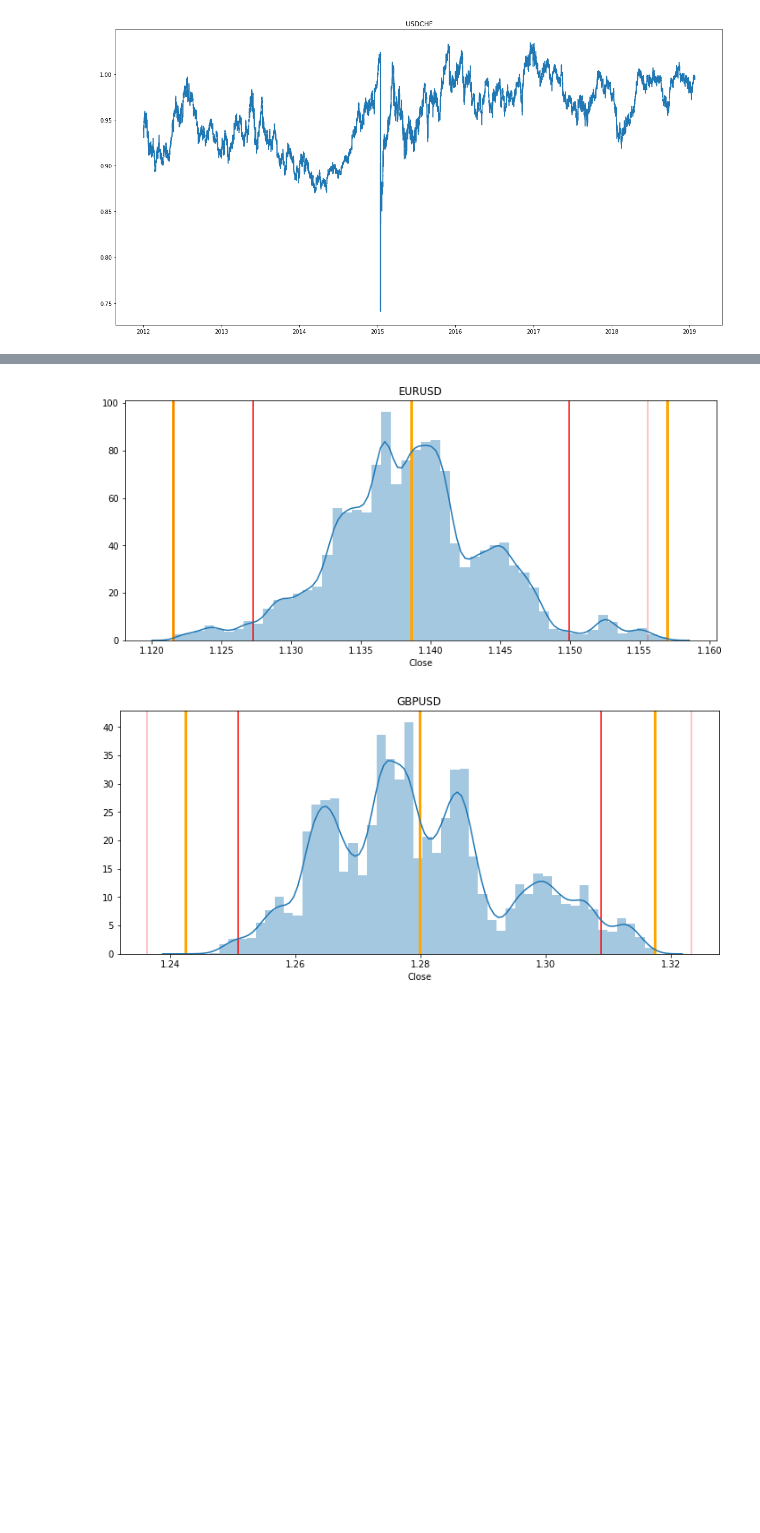
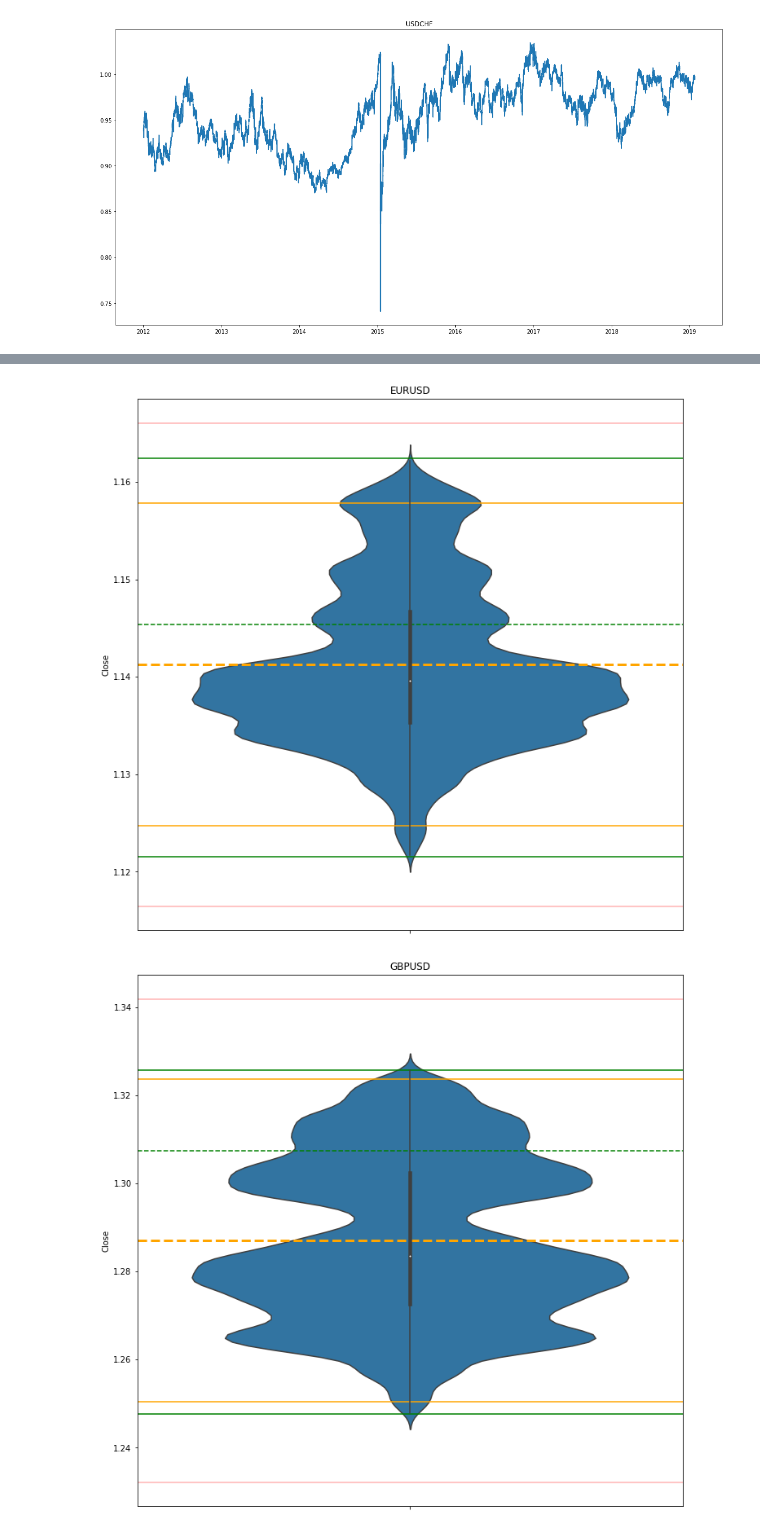
Before and after one commit to ballmdr/blockchain-python, a Jupyter notebook: Quantitative Analysis.ipynb, the cells around one changed output, grey strips where cells are left out. Saved outputs shown, nothing was run; the diff lists cells and outputs as text; code cells hidden in the pictures; blank space fills up the shorter version.

```diff
--- a/Quantitative Analysis.ipynb
+++ b/Quantitative Analysis.ipynb
@@ -48,8 +57,8 @@ for symbol in symbols:
 [figure]
 [figure]
 # %%
-fromdate = datetime(2018, 11, 1)
-todate = datetime(2019, 1, 31)
+fromdate = datetime(2018, 10, 1)
+todate = datetime(2018, 12, 31)
 newdf = dict()
 for symbol in symbols:
     newdf[symbol] = getDateRange(df[symbol], fromdate, todate)
@@ -69,6 +78,7 @@ for symbol in symbols:
 # %%
 for symbol in symbols:
     plt.title(symbol)
+    plt.axvline(x=last_price[symbol], color='orange', linewidth=3)
     sns.boxplot(newdf[symbol]['Close'])
     plt.show()
 # %% [output]
@@ -82,11 +91,0 @@ for symbol in symbols:
-# %%
-fig = tools.make_subplots(rows=len(symbols), cols=1)
-i = 1
-for symbol in symbols:
-    trace = go.Box(
-        y = newdf[symbol]['Close'],
-        boxpoints = 'suspectedoutliers',
-        marker = dict(color = 'rgb(7,40,89)')
-    )
-    fig.append_trace(trace, i, 1)
-    i += 1
@@ -124,3 +91,0 @@ Consider using IPython.display.IFrame instead
-# %%
-symbol_name = 'USDCAD'
-last_price = 1.30993
@@ -208,17 +184,18 @@ for symbol in symbols:
     tripplesd[symbol] = sd[symbol] * 3
 # %%
 for symbol in symbols:
-    plt.figure(figsize=(12,5))
+    plt.figure(figsize=(12,12))
     plt.title(symbol)
-    plt.axvline(x=mean[symbol], color='orange', linewidth='3')
-    plt.axvline(x=high[symbol], color='orange', linewidth='3')
-    plt.axvline(x=low[symbol], color='orange', linewidth='3')
-    plt.axvline(x=(twosd[symbol] + mean[symbol]), color='red')
-    plt.axvline(x=(mean[symbol] - twosd[symbol]), color='red')
-    plt.axvline(x=(mean[symbol] + tripplesd[symbol]), color='red', alpha=0.3)
-    plt.axvline(x=(mean[symbol] - tripplesd[symbol]), color='red', alpha=0.3)
+    plt.axhline(y=last_price[symbol], color='green', linestyle='--')
+    plt.axhline(y=mean[symbol], color='orange', linestyle='--', linewidth='3')
+    plt.axhline(y=high[symbol], color='green')
+    plt.axhline(y=low[symbol], color='green')
+    plt.axhline(y=(twosd[symbol] + mean[symbol]), color='orange')
+    plt.axhline(y=(mean[symbol] - twosd[symbol]), color='orange')
+    plt.axhline(y=(mean[symbol] + tripplesd[symbol]), color='red', alpha=0.3)
+    plt.axhline(y=(mean[symbol] - tripplesd[symbol]), color='red', alpha=0.3)
     #plt.plot(marker=newdf.iloc[-1]['Close'])
-    sns.distplot(newdf[symbol]['Close']);
+    sns.violinplot(y=newdf[symbol]['Close']);
 # %% [output]
-[figure, old version]
+[figure, new version]
-[figure, old version]
+[figure, new version]
```
Also changed, not shown: parts of 11 cells of this notebook.
